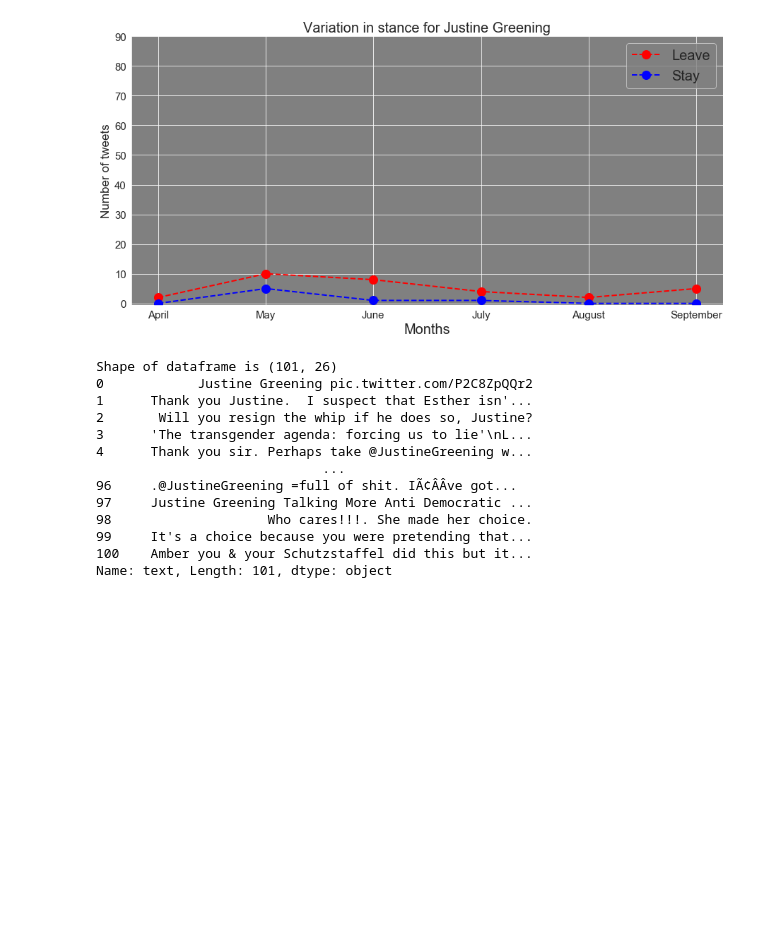
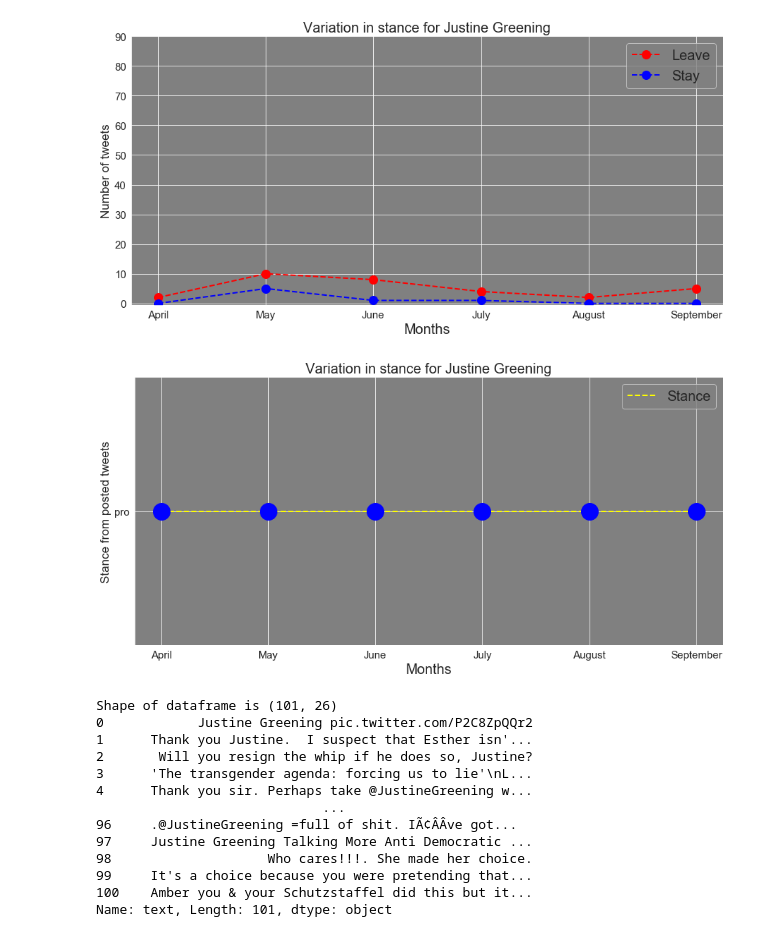
Before and after one commit to abhisheksaxena1998/hate_speech_threat_detection, a Jupyter notebook: Justine Greening.ipynb, the cells around one changed output. Saved outputs shown, nothing was run; the diff lists cells and outputs as text; code cells hidden in the pictures; blank space fills up the shorter version.

```diff
--- a/Justine Greening.ipynb
+++ b/Justine Greening.ipynb
@@ -910,6 +910,27 @@ ax.legend(prop={'size': 20})
 ax.tick_params(axis = 'both', which = 'major', labelsize = 15)
 # %% [output]
 [figure]
+# %%
+fig, ax = plt.subplots(figsize=(15,7))
+
+#months=['February','March','April','May','June','July']
+stance=['pro']*6
+ax.plot(months,stance,color='yellow', linestyle='dashed',linewidth=2, markersize=12,label="Stance")
+ax.set_xlabel('Months',fontsize=20)
+ax.set_ylabel('Stance from posted tweets',fontsize=17)
+ax.set_title("Variation in stance for Justine Greening",fontsize=20)
+plt.plot("April",0, markersize=24,marker='o',color='blue')
+plt.plot("May",0, markersize=24,marker='o',color='blue')
+plt.plot("June",0, markersize=24,marker='o',color='blue')
+plt.plot("July",0, markersize=24,marker='o',color='blue')
+plt.plot("August",0, markersize=24,marker='o',color='blue')
+plt.plot("September",0, markersize=24,marker='o',color='blue')
+ax = plt.gca()
+ax.legend(prop={'size': 20})
+
+ax.tick_params(axis = 'both', which = 'major', labelsize = 15)
+# %% [output]
+[figure, added]
 # %%
 o=d1[d1['classofspeech']=='offensive_language']
 o.to_csv('ju.csv')
```
Also changed, not shown: parts of 1 cell of this notebook, 6 other files.
